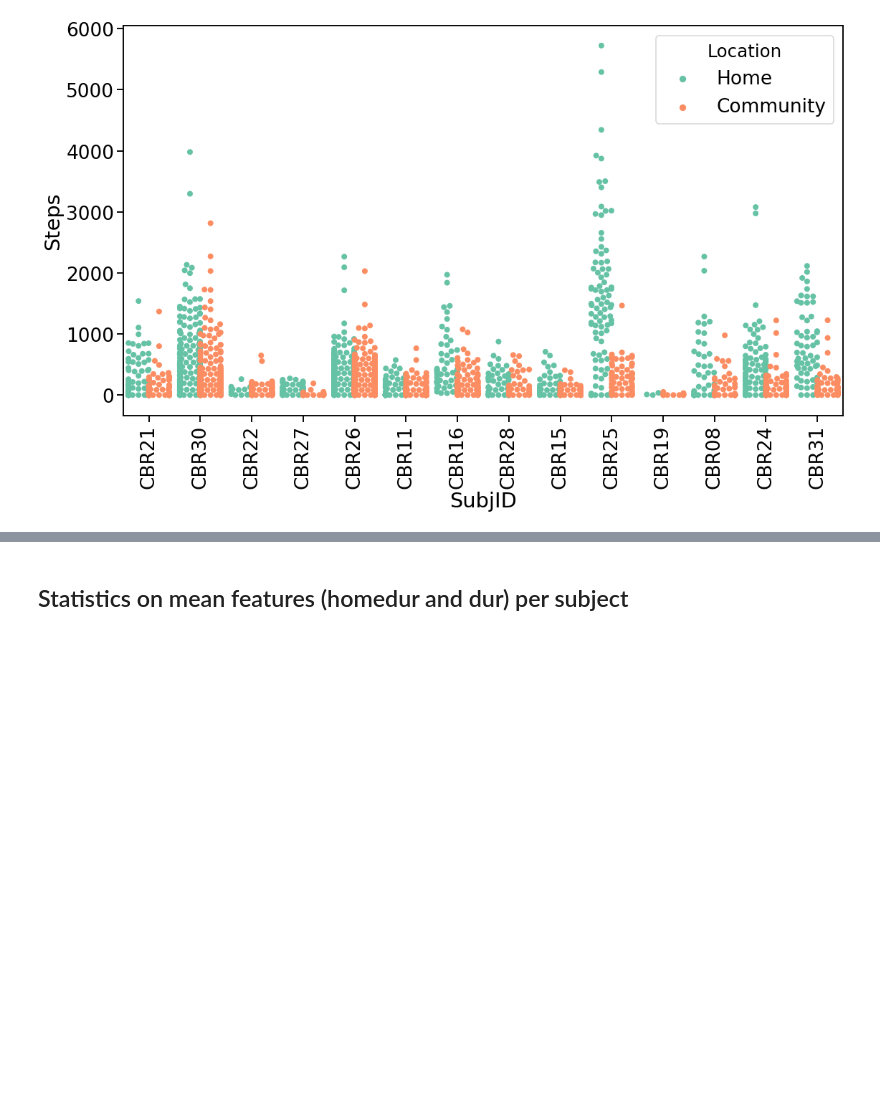
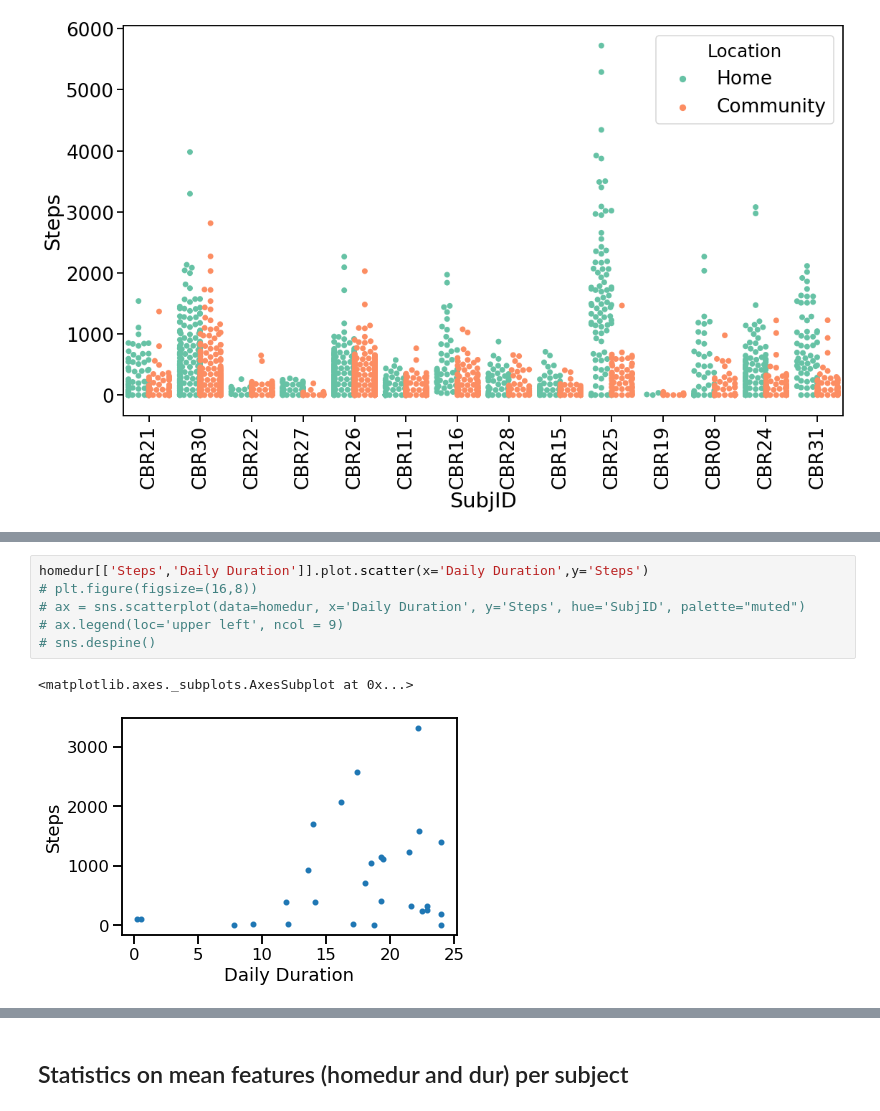
Before and after one commit to Luke3D/CbrAnalysis, a Jupyter notebook: PaperAnalysis.ipynb, the cells around one changed output, grey strips where cells are left out. Cells and saved outputs as stored; diff of their text form; blank space fills up the shorter version.

```diff
--- a/PaperAnalysis.ipynb
+++ b/PaperAnalysis.ipynb
@@ -360,0 +380,9 @@ np.std(y-x)
+# %%
+homedur[['Steps','Daily Duration']].plot.scatter(x='Daily Duration',y='Steps')
+# plt.figure(figsize=(16,8))
+# ax = sns.scatterplot(data=homedur, x='Daily Duration', y='Steps', hue='SubjID', palette="muted")
+# ax.legend(loc='upper left', ncol = 9)
+# sns.despine()
+# %% [output]
+<matplotlib.axes._subplots.AxesSubplot at 0x...>
+[figure, added]
```
Also changed, not shown: parts of 10 cells of this notebook.
